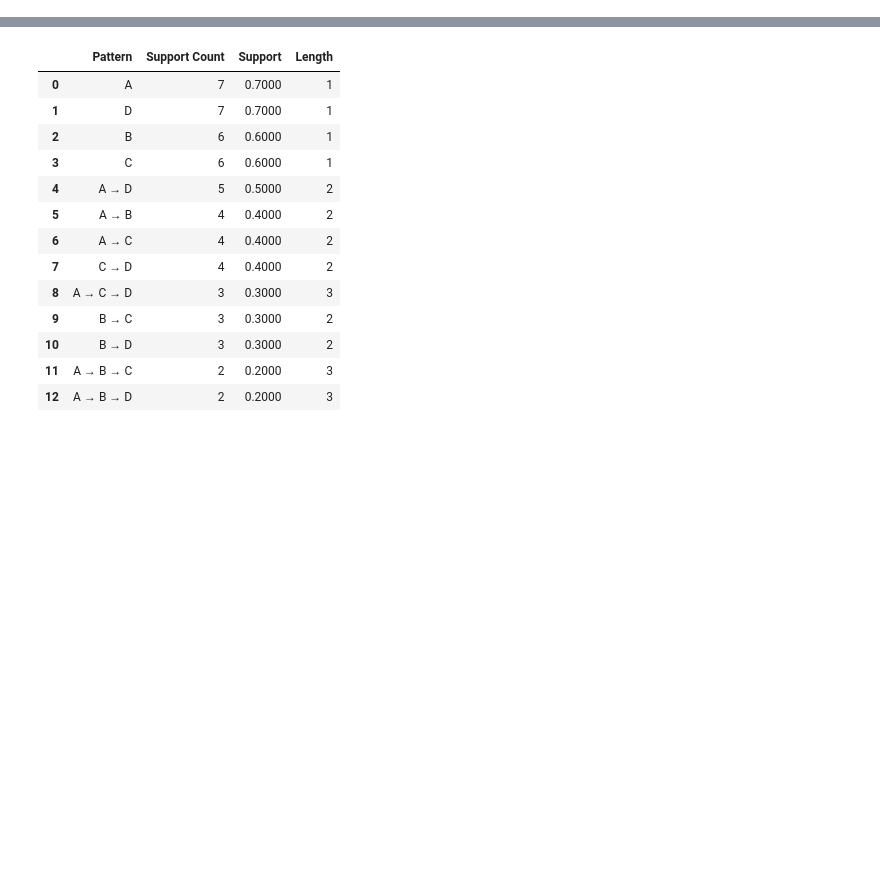
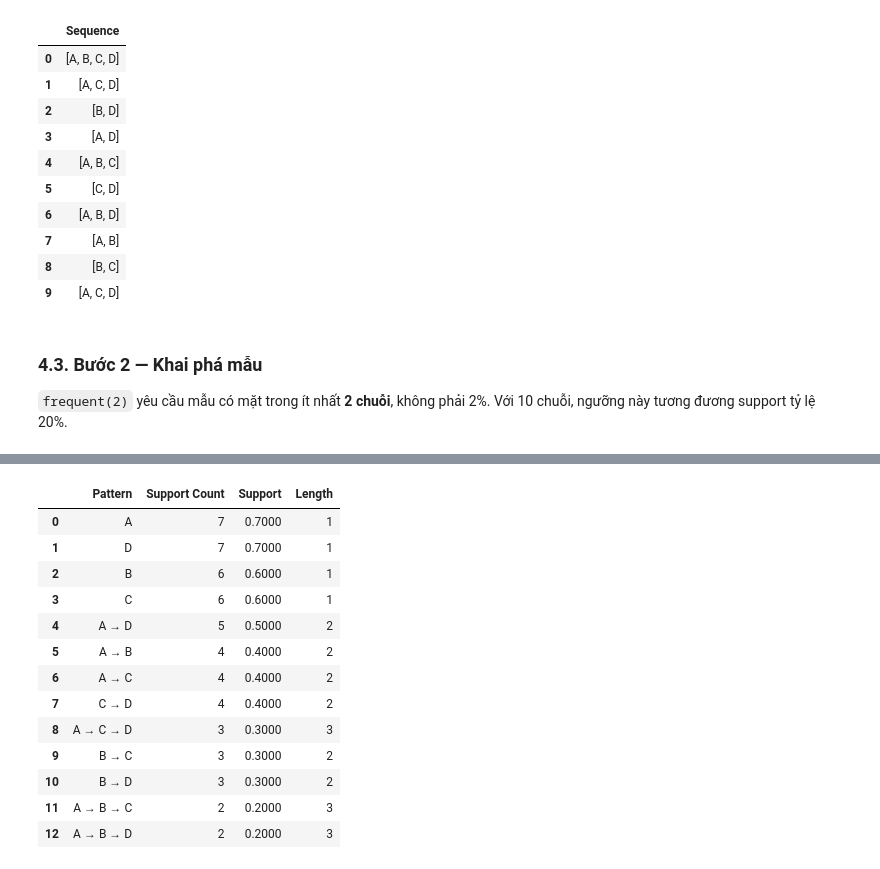
Before and after one commit to chungnguyenvp/DBM302m_Lab2, a Jupyter notebook: Lab3/Lab3_Tong_Hop.ipynb, the cells around one changed output, grey strips where cells are left out. Saved outputs shown, nothing was run; the diff lists cells and outputs as text; code cells hidden in the pictures; blank space fills up the shorter version.

```diff
--- a/Lab3/Lab3_Tong_Hop.ipynb
+++ b/Lab3/Lab3_Tong_Hop.ipynb
@@ -537,0 +511,22 @@ Nếu mọi mẫu đã thỏa hai điều kiện, số lượng trước và sau
+# %%
+actions = clean_data['actions'].copy()
+action_sequences = [[a.strip() for a in row.split(',') if a.strip()]
+                    for row in actions['Actions']]
+
+display(pd.DataFrame({"Sequence": action_sequences}))
+# %% [output]
+|  | Sequence |
+| 0 | [A, B, C, D] |
+| 1 | [A, C, D] |
+| 2 | [B, D] |
+| 3 | [A, D] |
+| 4 | [A, B, C] |
+| 5 | [C, D] |
+| 6 | [A, B, D] |
+| 7 | [A, B] |
+| 8 | [B, C] |
+| 9 | [A, C, D] |
+# %% [markdown]
+### 4.3. Bước 2 — Khai phá mẫu
+
+`frequent(2)` yêu cầu mẫu có mặt trong ít nhất **2 chuỗi**, không phải 2%. Với 10 chuỗi, ngưỡng này tương đương support tỷ lệ 20%.
```
Also changed, not shown: parts of 114 cells of this notebook, 1 other file.
